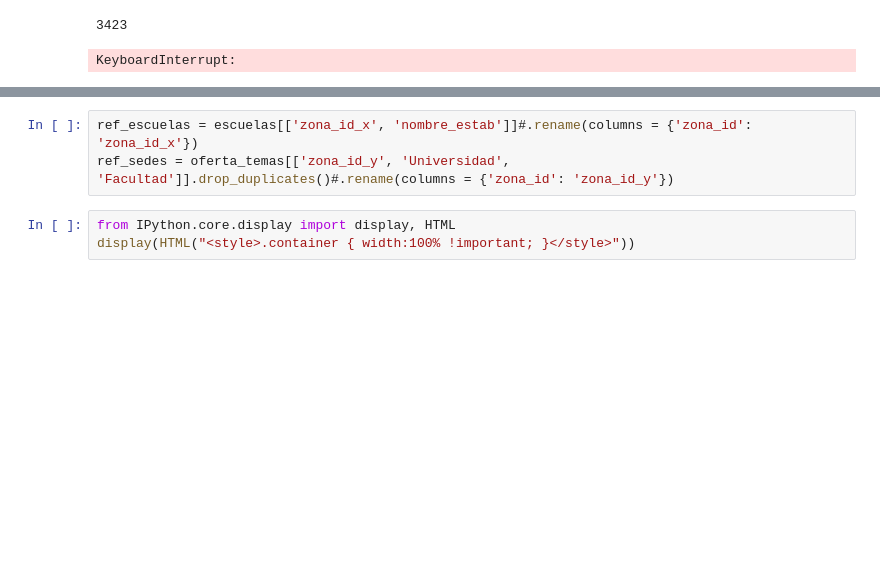
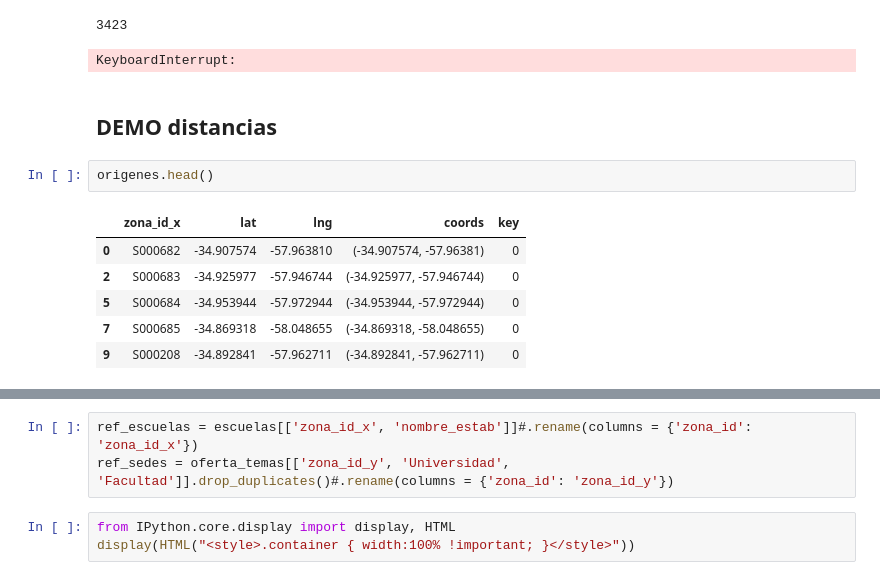
Before and after one commit to matuteiglesias/datosARG_Educacion, a Jupyter notebook: Routing.ipynb, the cells around one changed output, grey strips where cells are left out. Saved outputs shown, nothing was run; the diff lists cells and outputs as text; blank space fills up the shorter version.

```diff
--- a/Routing.ipynb
+++ b/Routing.ipynb
@@ -98,3 +98,14 @@ for year in [1988, 2003, 2018]:
 # %% [output]
 3423
 KeyboardInterrupt:
+# %% [markdown]
+## DEMO distancias
+# %%
+origenes.head()
+# %% [output]
+|  | zona_id_x | lat | lng | coords | key |
+| 0 | S000682 | -34.907574 | -57.963810 | (-34.907574, -57.96381) | 0 |
+| 2 | S000683 | -34.925977 | -57.946744 | (-34.925977, -57.946744) | 0 |
+| 5 | S000684 | -34.953944 | -57.972944 | (-34.953944, -57.972944) | 0 |
+| 7 | S000685 | -34.869318 | -58.048655 | (-34.869318, -58.048655) | 0 |
+| 9 | S000208 | -34.892841 | -57.962711 | (-34.892841, -57.962711) | 0 |
```
Also changed, not shown: parts of 4 cells of this notebook.
